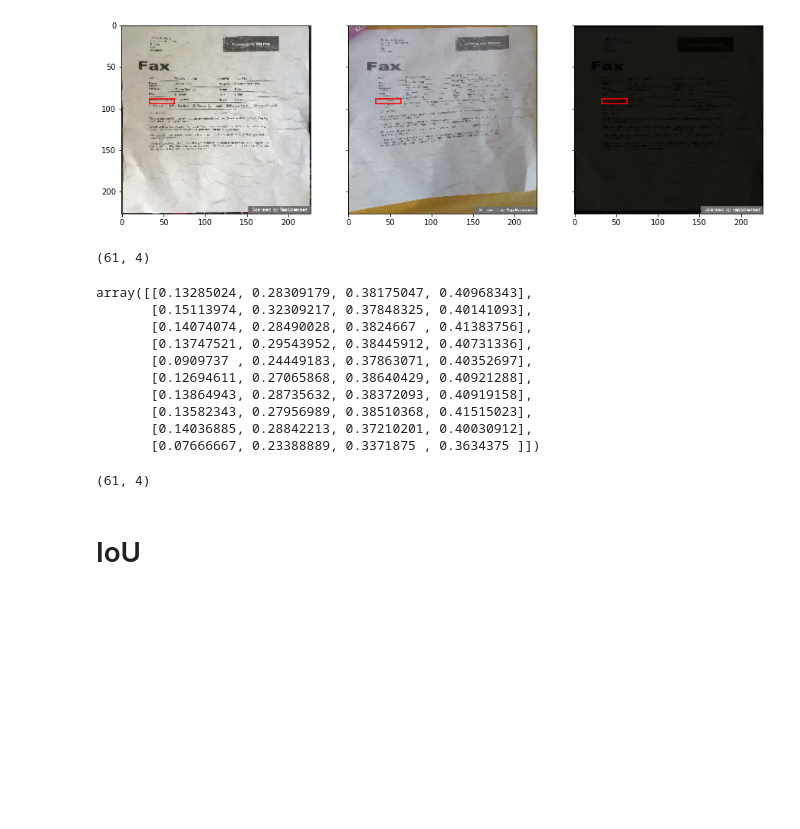
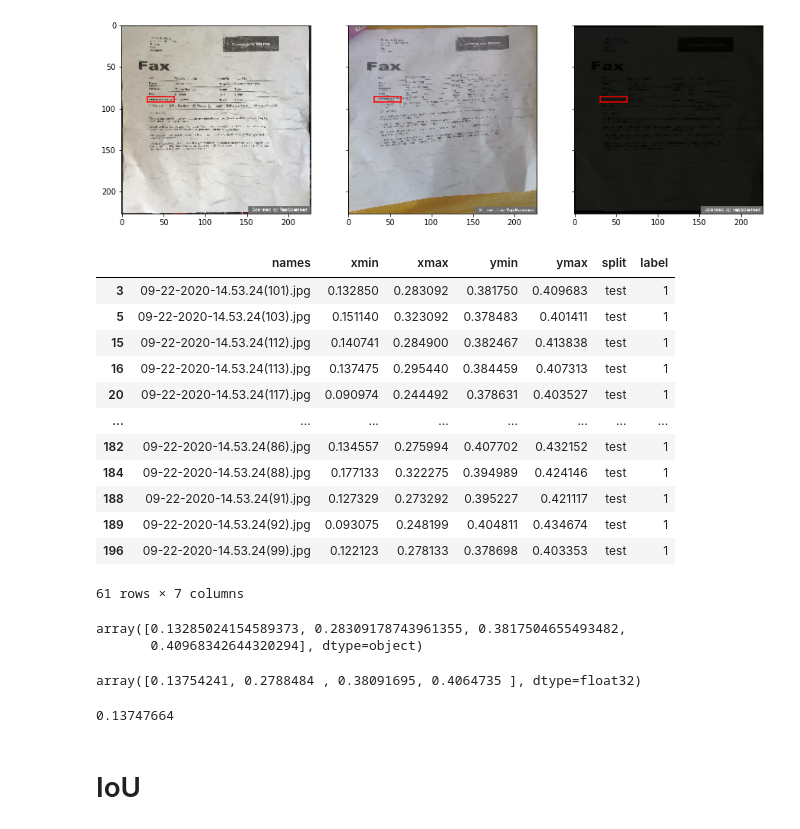
Before and after one commit to NILodio/EACD-MONOGRAFIA, a Jupyter notebook: 00_main.ipynb, the cells around one changed output. Saved outputs shown, nothing was run; the diff lists cells and outputs as text; code cells hidden in the pictures; blank space fills up the shorter version.

```diff
--- a/00_main.ipynb
+++ b/00_main.ipynb
@@ -190,27 +190,32 @@ Data_plt = iter(Example_Data)
 MyPlot.imshow_batch_of_three(next(Data_plt),show_box=True)
 # %% [output]
 [figure]
-# %%
-Prueba_Test_IoU =Test[Test['label'] == 1]
-Prueba_Test_IoU = Prueba_Test_IoU[['xmin','xmax','ymin','ymax']].values
 # %%
-Prueba_Test_IoU.shape
+Prueba_Test_IoU
 # %% [output]
+|  | names | xmin | xmax | ymin | ymax | split | label |
+| 3 | 09-22-2020-14.53.24(101).jpg | 0.132850 | 0.283092 | 0.381750 | 0.409683 | test | 1 |
+| 5 | 09-22-2020-14.53.24(103).jpg | 0.151140 | 0.323092 | 0.378483 | 0.401411 | test | 1 |
+| 15 | 09-22-2020-14.53.24(112).jpg | 0.140741 | 0.284900 | 0.382467 | 0.413838 | test | 1 |
+| 16 | 09-22-2020-14.53.24(113).jpg | 0.137475 | 0.295440 | 0.384459 | 0.407313 | test | 1 |
+| 20 | 09-22-2020-14.53.24(117).jpg | 0.090974 | 0.244492 | 0.378631 | 0.403527 | test | 1 |
+| ... | ... | ... | ... | ... | ... | ... | ... |
+| 182 | 09-22-2020-14.53.24(86).jpg | 0.134557 | 0.275994 | 0.407702 | 0.432152 | test | 1 |
+| 184 | 09-22-2020-14.53.24(88).jpg | 0.177133 | 0.322275 | 0.394989 | 0.424146 | test | 1 |
+| 188 | 09-22-2020-14.53.24(91).jpg | 0.127329 | 0.273292 | 0.395227 | 0.421117 | test | 1 |
+| 189 | 09-22-2020-14.53.24(92).jpg | 0.093075 | 0.248199 | 0.404811 | 0.434674 | test | 1 |
+| 196 | 09-22-2020-14.53.24(99).jpg | 0.122123 | 0.278133 | 0.378698 | 0.403353 | test | 1 |
-(61, 4)
+61 rows × 7 columns
-# %%
-Prueba_Test_IoU[:10,:]
-# %% [output]
-array([[0.13285024, 0.28309179, 0.38175047, 0.40968343],
-       [0.15113974, 0.32309217, 0.37848325, 0.40141093],
-       [0.14074074, 0.28490028, 0.3824667 , 0.41383756],
-       [0.13747521, 0.29543952, 0.38445912, 0.40731336],
-       [0.0909737 , 0.24449183, 0.37863071, 0.40352697],
-       [0.12694611, 0.27065868, 0.38640429, 0.40921288],
-       [0.13864943, 0.28735632, 0.38372093, 0.40919158],
-       [0.13582343, 0.27956989, 0.38510368, 0.41515023],
-       [0.14036885, 0.28842213, 0.37210201, 0.40030912],
-       [0.07666667, 0.23388889, 0.3371875 , 0.3634375 ]])
+# %%
+Prueba_Test_IoU.iloc[0].values[1:5]
+# %% [output]
+array([0.13285024154589373, 0.28309178743961355, 0.3817504655493482,
+       0.40968342644320294], dtype=object)
 # %%
-predictions.shape
+predictions[0]
 # %% [output]
-(61, 4)
+array([0.13754241, 0.2788484 , 0.38091695, 0.4064735 ], dtype=float32)
+# %%
+predictions[1][0]
+# %% [output]
+0.13747664
```
Also changed, not shown: parts of 9 cells of this notebook, 3 other files.
